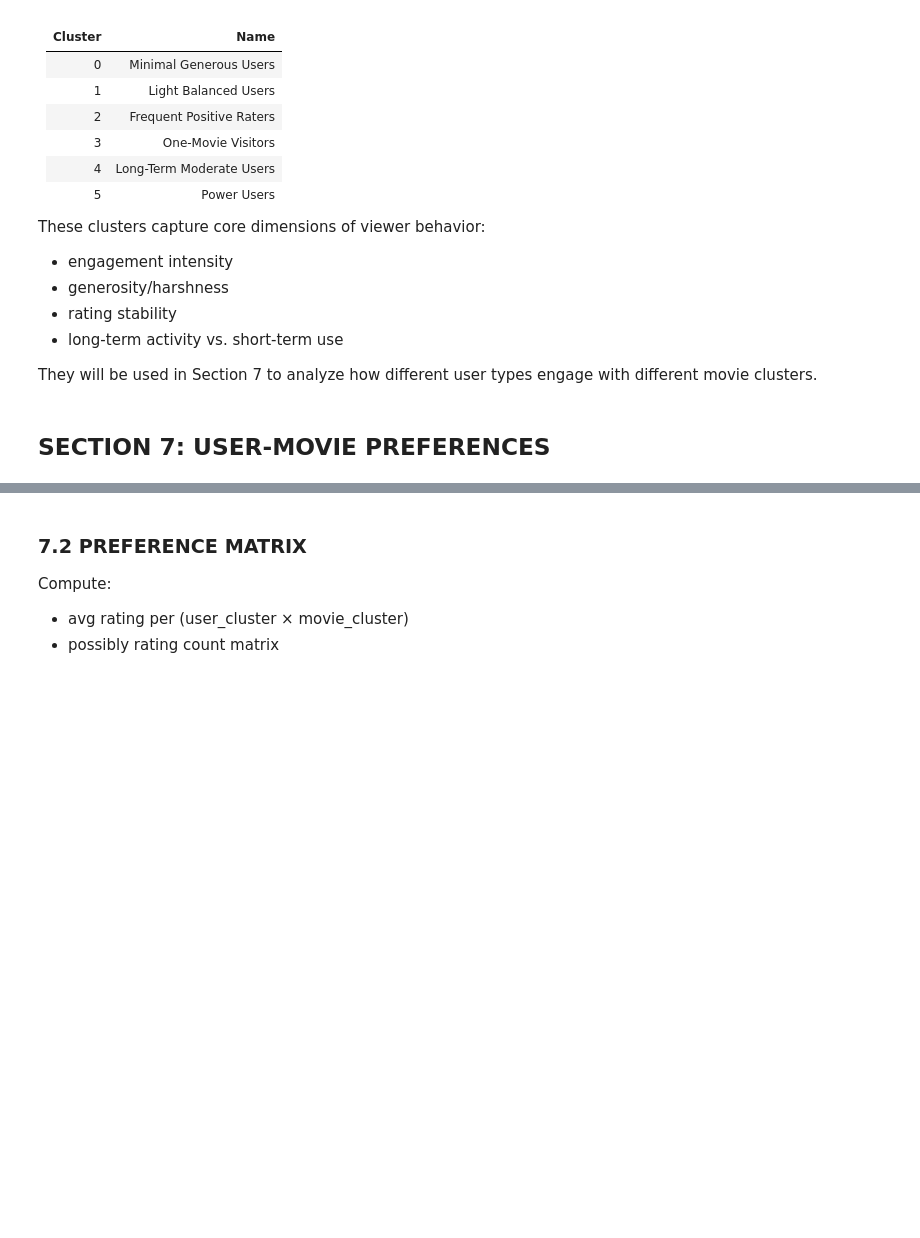
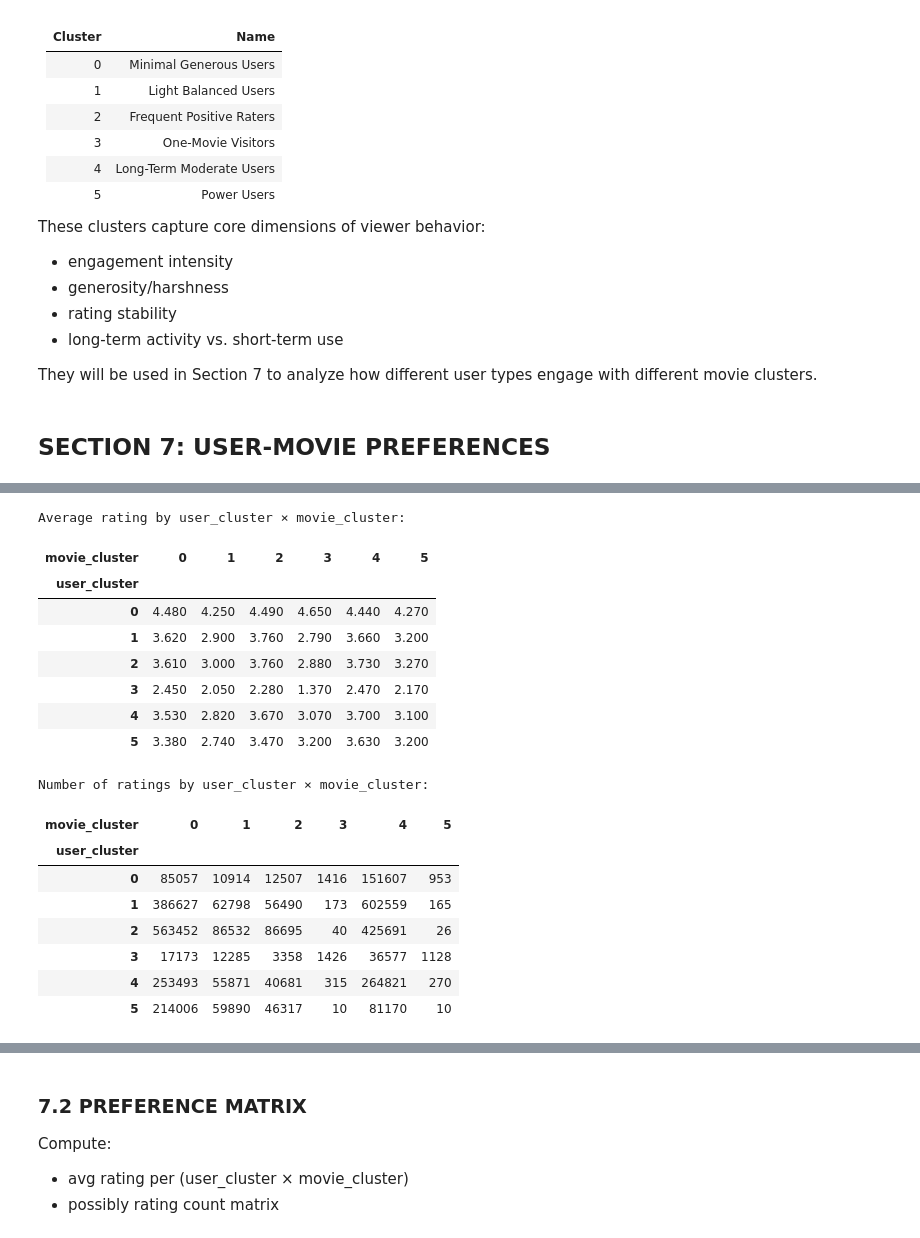
Before and after one commit to alkalenka/AudienceDecode_320991, a Jupyter notebook: main.ipynb, the cells around one changed output, grey strips where cells are left out. Cells and saved outputs as stored; diff of their text form; code cells hidden in the pictures; blank space fills up the shorter version.

Commit message:
started doing very raw version outline of section 7

```diff
--- a/main.ipynb
+++ b/main.ipynb
@@ -1737,0 +1799,22 @@ Merge:
+# %%
+# 7.2 User-cluster × Movie-cluster preferences (WHAT + HOW they watch)
+# 7.2.1 db is doing the heavy lifting
+query_pref = """
+SELECT
+    u.cluster AS user_cluster,
+    m.cluster AS movie_cluster,
+    COUNT(*) AS n_ratings,
+    AVG(r.rating) AS avg_rating
+FROM viewer_ratings AS r
+JOIN user_clusters AS u
+    ON r.customer_id = u.customer_id
+JOIN movie_clusters AS m
+    ON r.movie_id = m.movie_id
+WHERE r.rating IS NOT NULL
+GROUP BY u.cluster, m.cluster
+ORDER BY u.cluster, m.cluster;
+"""
+
+pref_df = pd.read_sql_query(query_pref, conn)
+print("Preference table from DB:")
+display(pref_df.head())
@@ -1737,0 +1829,41 @@ Merge:
+# %%
+# 7.2.2 Build matrices in pandas
+# Average rating matrix: HOW each user cluster rates each movie cluster
+pref_mean = (
+    pref_df
+      .pivot(index='user_cluster', columns='movie_cluster', values='avg_rating')
+      .round(2)
+)
+
+# Count matrix: HOW MUCH each user cluster watches each movie cluster
+pref_count = (
+    pref_df
+      .pivot(index='user_cluster', columns='movie_cluster', values='n_ratings')
+      .fillna(0)
+      .astype(int)
+)
+
+print("Average rating by user_cluster × movie_cluster:")
+display(pref_mean)
+
+print("Number of ratings by user_cluster × movie_cluster:")
+display(pref_count)
+# %% [output]
+Average rating by user_cluster × movie_cluster:
+| movie_cluster | 0 | 1 | 2 | 3 | 4 | 5 |
+| user_cluster |  |  |  |  |  |  |
+| 0 | 4.480 | 4.250 | 4.490 | 4.650 | 4.440 | 4.270 |
+| 1 | 3.620 | 2.900 | 3.760 | 2.790 | 3.660 | 3.200 |
+| 2 | 3.610 | 3.000 | 3.760 | 2.880 | 3.730 | 3.270 |
+| 3 | 2.450 | 2.050 | 2.280 | 1.370 | 2.470 | 2.170 |
+| 4 | 3.530 | 2.820 | 3.670 | 3.070 | 3.700 | 3.100 |
+| 5 | 3.380 | 2.740 | 3.470 | 3.200 | 3.630 | 3.200 |
+Number of ratings by user_cluster × movie_cluster:
+| movie_cluster | 0 | 1 | 2 | 3 | 4 | 5 |
+| user_cluster |  |  |  |  |  |  |
+| 0 | 85057 | 10914 | 12507 | 1416 | 151607 | 953 |
+| 1 | 386627 | 62798 | 56490 | 173 | 602559 | 165 |
+| 2 | 563452 | 86532 | 86695 | 40 | 425691 | 26 |
+| 3 | 17173 | 12285 | 3358 | 1426 | 36577 | 1128 |
+| 4 | 253493 | 55871 | 40681 | 315 | 264821 | 270 |
+| 5 | 214006 | 59890 | 46317 | 10 | 81170 | 10 |
```
Also changed, not shown: parts of 23 cells of this notebook.
